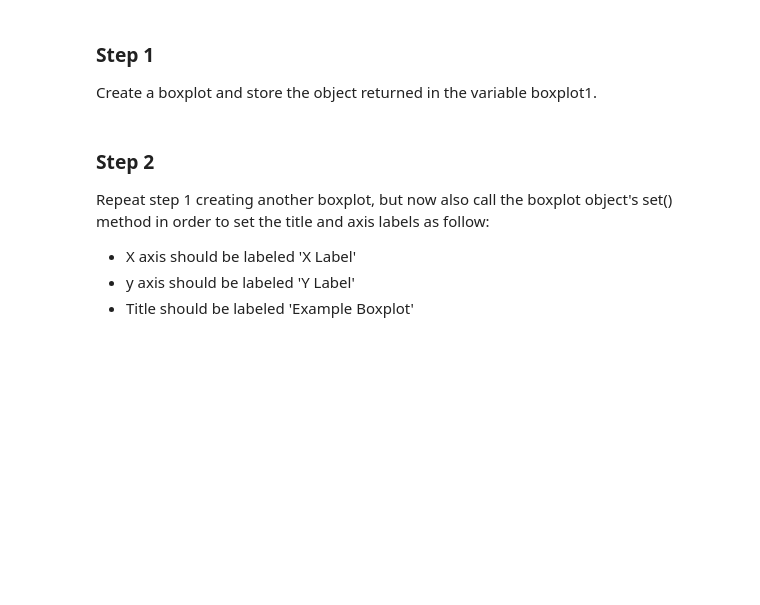
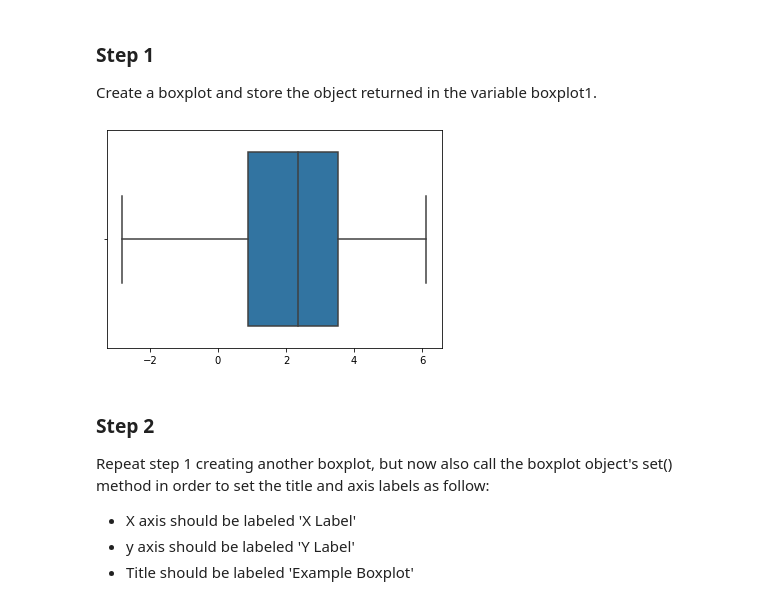
Before and after one commit to rpremvaree12/DS_Course0_Week1_Module6_SeabornPandas, a Jupyter notebook: SeabornPandas.ipynb, the cells around one changed output. Cells and saved outputs as stored; diff of their text form; code cells hidden in the pictures; blank space fills up the shorter version.

```diff
--- a/SeabornPandas.ipynb
+++ b/SeabornPandas.ipynb
@@ -37,8 +37,10 @@ Create a boxplot and store the object returned in the variable boxplot1.
 # %%
 # CodeGrade step1
 # Replace None with your code
 
-boxplot1 = None
+boxplot1 = sns.boxplot(data)
+# %% [output]
+[figure, added]
 # %% [markdown]
 ### Step 2
 Repeat step 1 creating another boxplot, but now also call the boxplot object's set() method in order to set the title and axis labels as follow:
```
Also changed, not shown: parts of 10 cells of this notebook, 1 other file.
